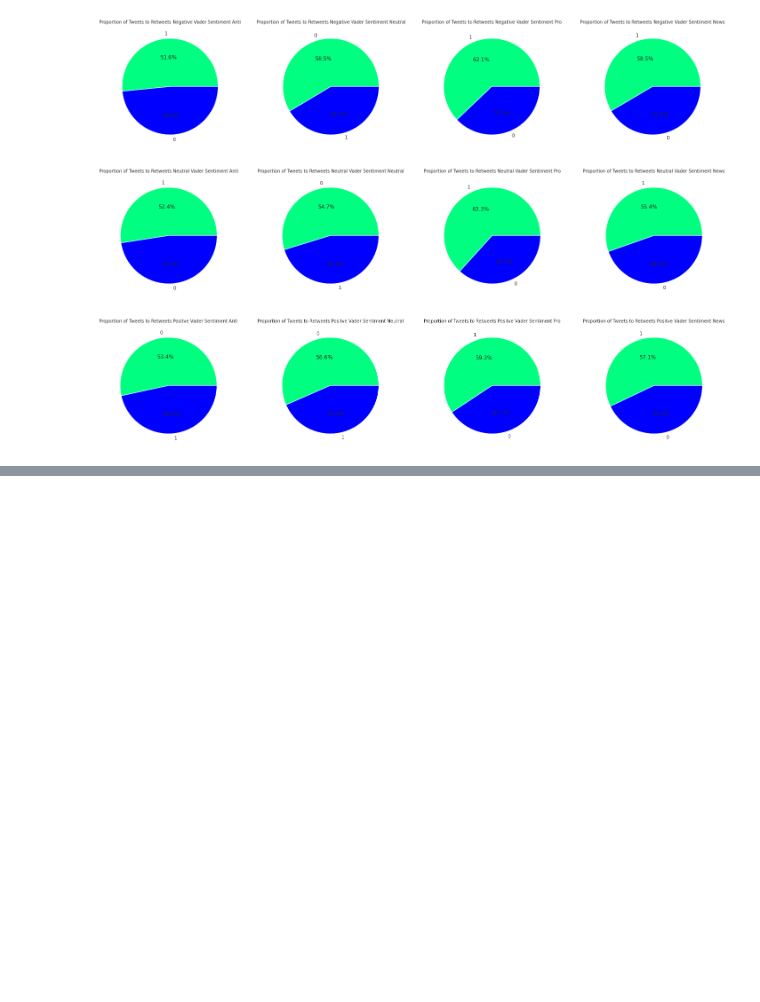
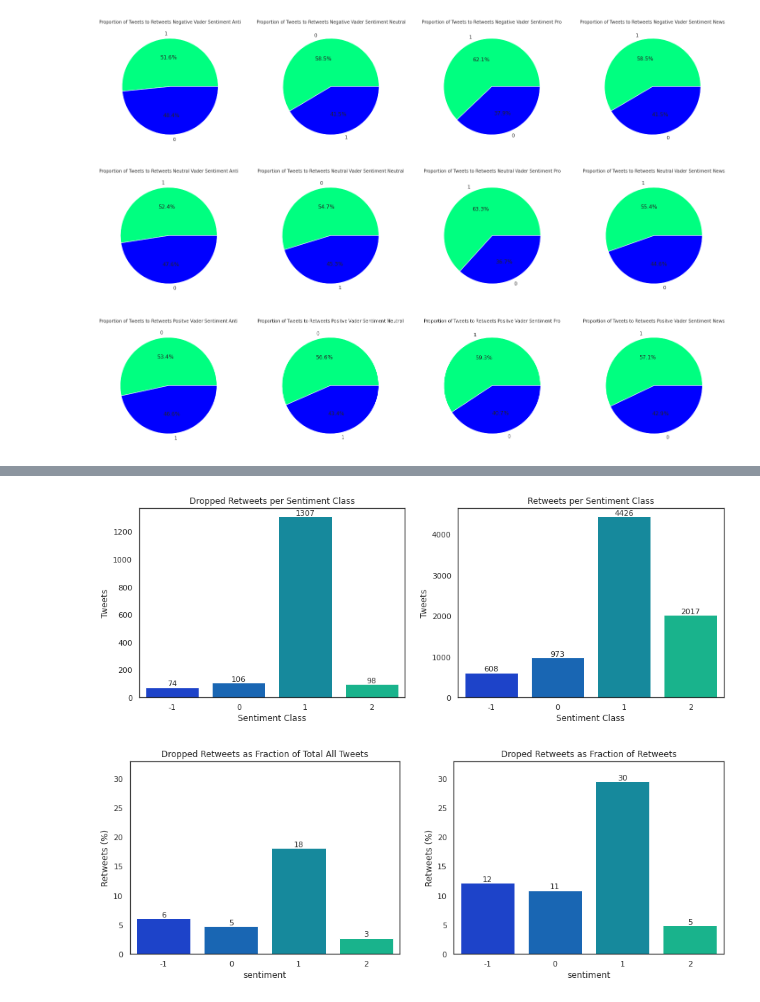
Before and after one commit to Lizette95/Team_RM5_ClassificationPredict_Notebook, a Jupyter notebook: Thoughts.ipynb, the cells around one changed output, grey strips where cells are left out. Drawn from its saved outputs; the diff is of its cells as text; code cells hidden in the pictures; blank space fills up the shorter version.

Commit message:
Added thoughts on dropped retweets Not proof read. very rough

```diff
--- a/Thoughts.ipynb
+++ b/Thoughts.ipynb
@@ -70,14 +67,19 @@ Loaded data contains atleast 1590 duplicated entries. 4 of them are found to hav
 # %%
 # @title
 df_train = pd.read_csv('Data/train.csv')
+
+
 
 drop1 = df_train.drop_duplicates(['message', 'sentiment'])['tweetid'].values
 drop2 = df_train.drop_duplicates(['message'])['tweetid'].values
 print(f"Data is duplicated {len(df_train)-len(drop2)} times")
 
+
+
 # Check for tweets that are the same but have different sentiments
 ids = [tweet_id for tweet_id in drop1 if tweet_id not in drop2]
 repeated_tweets = []
+
 for tweet_id in ids:
   tweet = df_train[df_train['tweetid']==tweet_id]['message']
   repeated_tweets.append(tweet.values[0])
@@ -85,6 +87,10 @@ for tweet_id in ids:
 print('\n\n Tweets that are duplicate but have different sentiments:')
 for repeated_tweet in repeated_tweets:
   print(df_train[df_train['message']==repeated_tweet])
+
+#Get dropped rows
+#https://stackoverflow.com/questions/28901683/pandas-get-rows-which-are-not-in-other-dataframe
+dropped_rows = df_train[~df_train['tweetid'].isin(drop2)].dropna()
 
 # drop all duplicates from data set
 df_train.drop_duplicates(['message', 'sentiment'], inplace=True)
@@ -164,7 +170,7 @@ df_train['comp_score'] = df_train['compound'].apply(sent_decider)
 def put_numbers_on_bars(axis_object):
   for p in axis_object.patches:
     axis_object.text(p.get_x() + p.get_width()/2., p.get_height(),
-            '%d' % int(p.get_height()), fontsize=11,
+            '%d' % round(p.get_height()), fontsize=11,
             ha='center', va='bottom')
 
 fig, axis = plt.subplots(ncols=2, figsize=(15, 5))
@@ -263,0 +285,67 @@ plt.show()
+# %%
+# @title
+dropped_rows['is_retweet'] = dropped_rows['message'].apply(
+                            lambda tweet: 1 if tweet.startswith('RT @') else 0)
+dropped_rows = dropped_rows[dropped_rows['is_retweet']==1]
+#Plot retweets
+
+fig, axis = plt.subplots(ncols=2, figsize=(15, 5))
+
+ax = sns.countplot(x="sentiment",
+                  palette='winter',
+                  data=dropped_rows, ax=axis[0])
+put_numbers_on_bars(ax)
+axis[0].set_xlabel('Sentiment Class')
+axis[0].set_ylabel('Tweets')
+axis[0].set_title('Dropped Retweets per Sentiment Class')
+
+
+ax = sns.countplot(x="sentiment",
+                  palette='winter',
+                  data=df_train[df_train['is_retweet']==1], ax=axis[1])
+put_numbers_on_bars(ax)
+axis[1].set_xlabel('Sentiment Class')
+axis[1].set_ylabel('Tweets')
+axis[1].set_title('Retweets per Sentiment Class')
+plt.show()
+
+# As percentage
+fig, axis = plt.subplots(ncols=2, figsize=(15, 5))
+
+#Count retweets in duplicate retweets and complete orignal data
+counts_original = (df_train['sentiment'].value_counts())
+counts_retweets = (dropped_rows['sentiment'].value_counts())
+
+counts_retweets_fraction = ((counts_retweets/counts_original*100)
+                              .rename_axis('sentiment')
+                              .reset_index(name='Number of Tweets'))
+
+ax = sns.barplot(x='sentiment',
+                 y='Number of Tweets',
+                 data=counts_retweets_fraction,
+                palette='winter', ax=axis[0])
+ax.set_title('Dropped Retweets as Fraction of Total All Tweets')
+ax.set_ylabel("Retweets (%)")
+ax.set_ylim(ymax=33)
+put_numbers_on_bars(ax)
+
+#Count retweets in orignal data
+counts_original = (df_train[df_train['is_retweet']==1]['sentiment'].value_counts())
+counts_retweets = (dropped_rows['sentiment'].value_counts())
+
+counts_retweets_fraction = ((counts_retweets/counts_original*100)
+                              .rename_axis('sentiment')
+                              .reset_index(name='Number of Tweets'))
+
+ax = sns.barplot(x='sentiment',
+                 y='Number of Tweets',
+                 data=counts_retweets_fraction,
+                palette='winter', ax=axis[1])
+ax.set_title('Droped Retweets as Fraction of Retweets')
+ax.set_ylabel("Retweets (%)")
+ax.set_ylim(ymax=33)
+put_numbers_on_bars(ax)
+plt.show()
+# %% [output]
+[figure, added]
+[figure, added]
```
Also changed, not shown: parts of 10 cells of this notebook.
